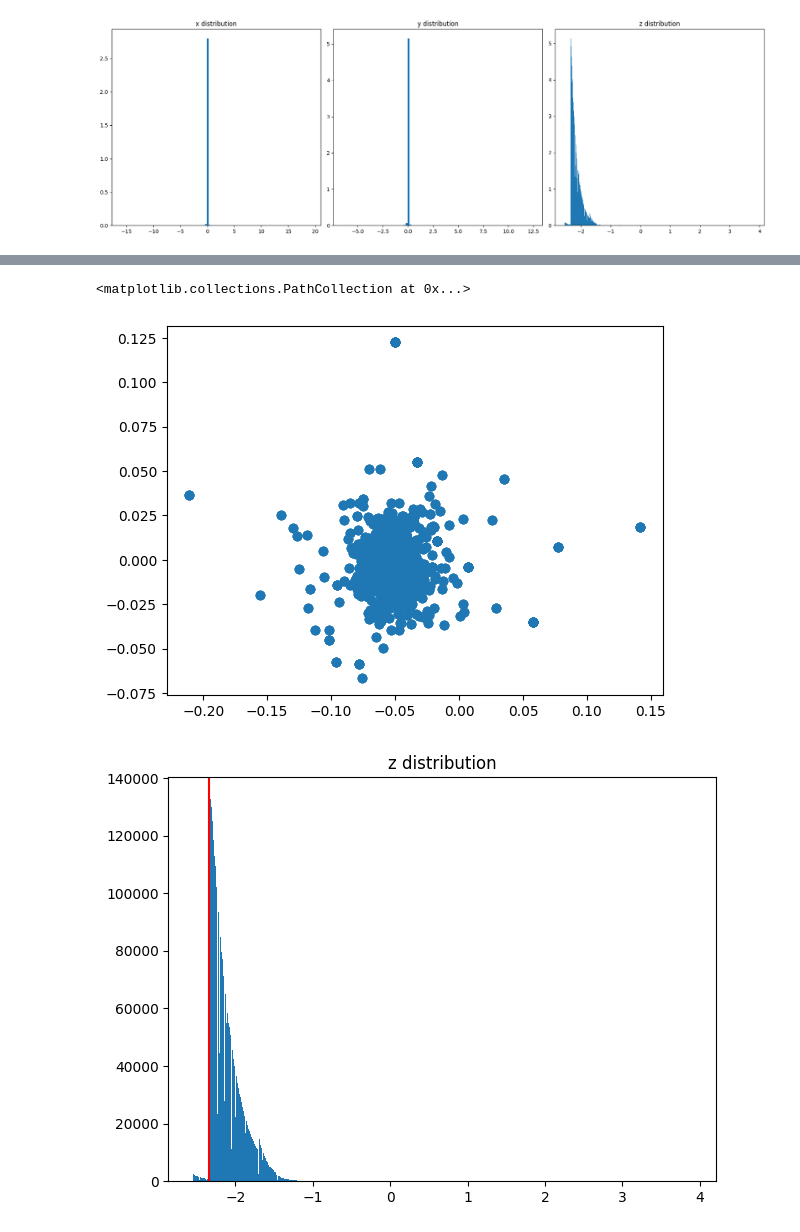
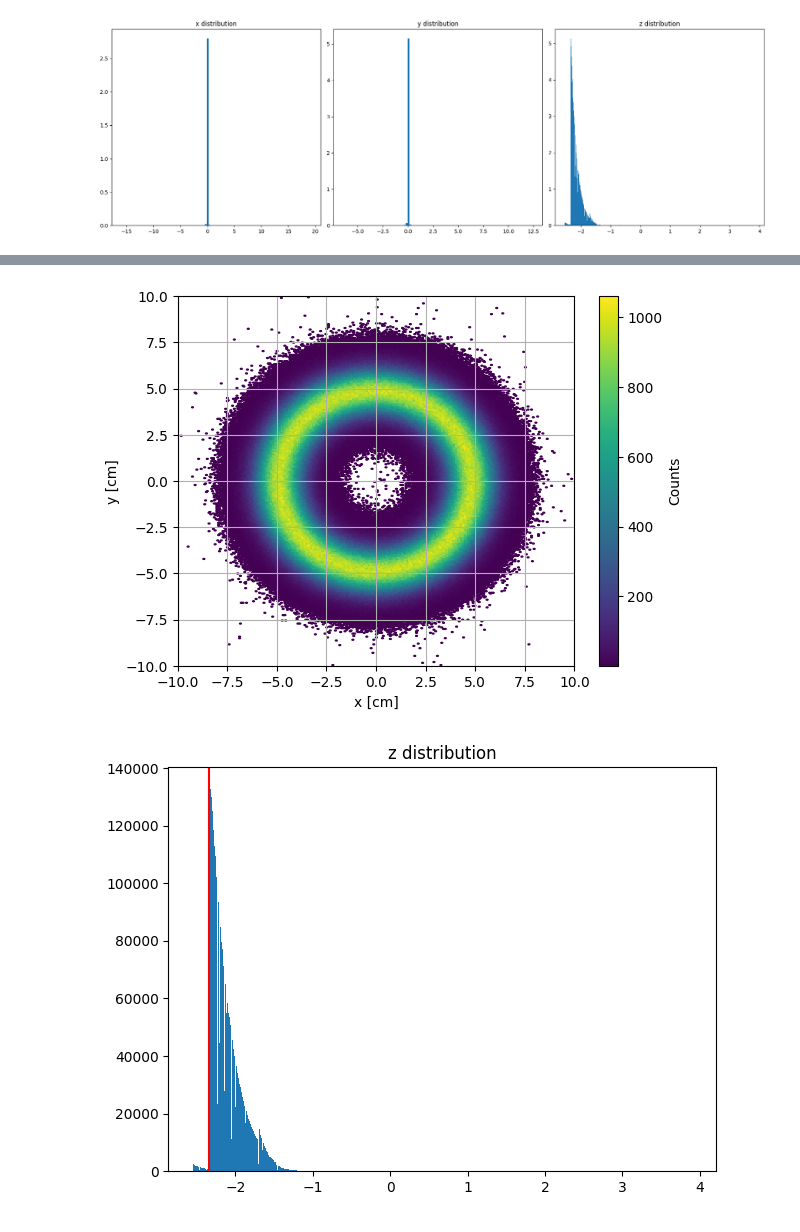
Before and after one commit to lfpc/MuonsAndMatter, a Jupyter notebook: data/see_input.ipynb, the cells around one changed output, grey strips where cells are left out. Drawn from its saved outputs; the diff is of its cells as text; code cells hidden in the pictures.

Commit message:
Apply ring (smearbem) transform to inputs in python instead of cpp/

```diff
--- a/data/see_input.ipynb
+++ b/data/see_input.ipynb
@@ -107,12 +119,8 @@ plt.show()
 # %%
-import numpy as np
-
 SmearBeam = 5
-# Assuming SmearBeam, seed, x, y, dx, dy are defined
 if SmearBeam > 0:
-
-    gauss = np.random.normal(0, 1)  # mean 0, stddev 1
-    uniform = np.random.uniform(0, 2)
+    gauss = np.random.normal(0, 1, size=x.shape)  # mean 0, stddev 1, same size as x
+    uniform = np.random.uniform(0, 2, size=x.shape)
 
     r = SmearBeam + 0.8 * gauss
     _phi = uniform * np.pi
@@ -121,11 +129,30 @@ if SmearBeam > 0:
 
 x += dx / 100
 y += dy / 100
+
+
+if SmearBeam > 0:
+    gauss = np.random.normal(0, 1, size=x_full.shape)  # mean 0, stddev 1, same size as x
+    uniform = np.random.uniform(0, 2, size=x_full.shape)
+
+    r = SmearBeam + 0.8 * gauss
+    _phi = uniform * np.pi
+    dx = r * np.cos(_phi)
+    dy = r * np.sin(_phi)
+x_full += dx / 100
+y_full += dy / 100
-# %%
-plt.scatter(x,y)
-# %% [output]
-<matplotlib.collections.PathCollection at 0x...>
-[figure, removed]
+# %%
+#plt.scatter(x*100,y*100, alpha = 0.1)
+plt.xlim(-10,10)
+plt.ylim(-10,10)
+plt.hexbin(x_full*100, y_full*100, gridsize=500, cmap='viridis', mincnt=1)
+plt.colorbar(label='Counts')
+plt.xlabel('x [cm]')
+plt.ylabel('y [cm]')
+plt.grid()
+plt.show()
+# %% [output]
+[figure, added]
 # %%
 plt.hist(z_full, bins='auto', density = False)
 plt.title('z distribution')
```
Also changed, not shown: parts of 1 cell of this notebook, 3 other files.
